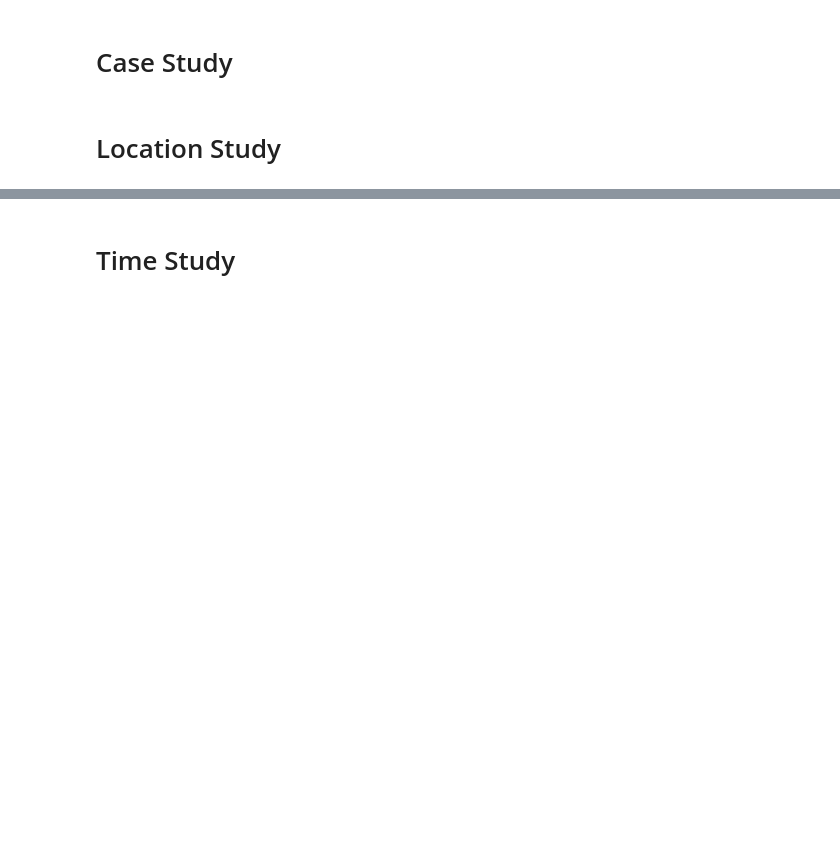
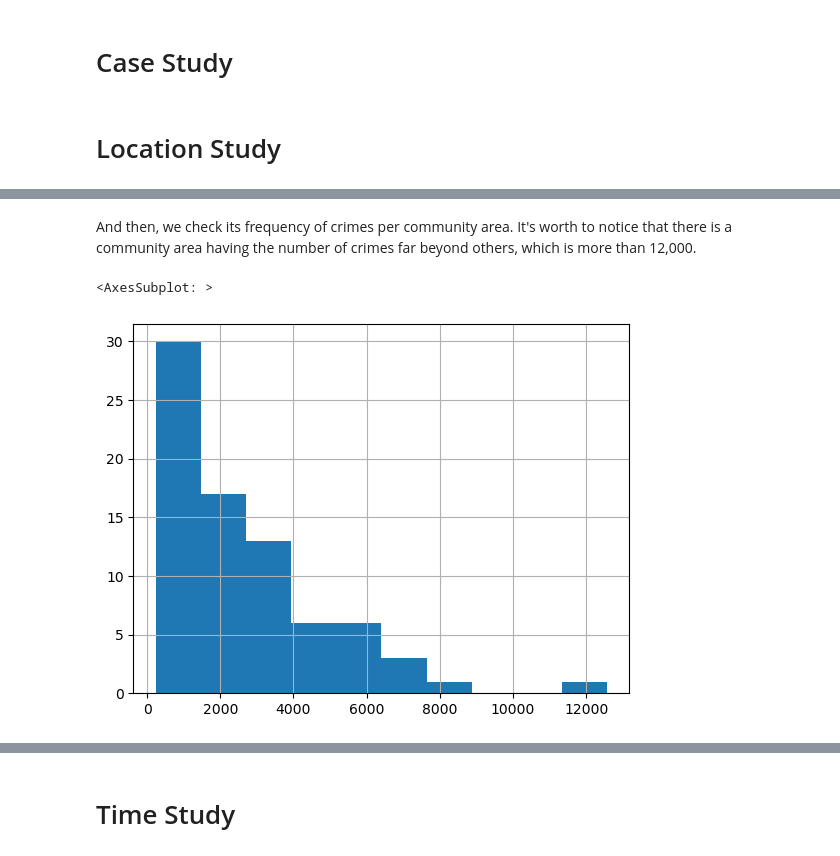
Before and after one commit to COMP5152TEAMWORK/Chicago-Crimes-Analysis, a Jupyter notebook: Chicago Crime Analysis.ipynb, the cells around one changed output, grey strips where cells are left out. Drawn from its saved outputs; the diff is of its cells as text; code cells hidden in the pictures; blank space fills up the shorter version.

```diff
--- a/Chicago Crime Analysis.ipynb
+++ b/Chicago Crime Analysis.ipynb
@@ -70,0 +117,8 @@ We can split these features into 3 categories:
+# %% [markdown]
+And then, we check its frequency of crimes per community area. It's worth to notice that there is a community area having the number of crimes far beyond others, which is more than 12,000.
+# %%
+crimes_by_area = df20['Community Area'].value_counts()
+crimes_by_area.hist()
+# %% [output]
+<AxesSubplot: >
+[figure, added]
```
Also changed, not shown: parts of 18 cells of this notebook.
